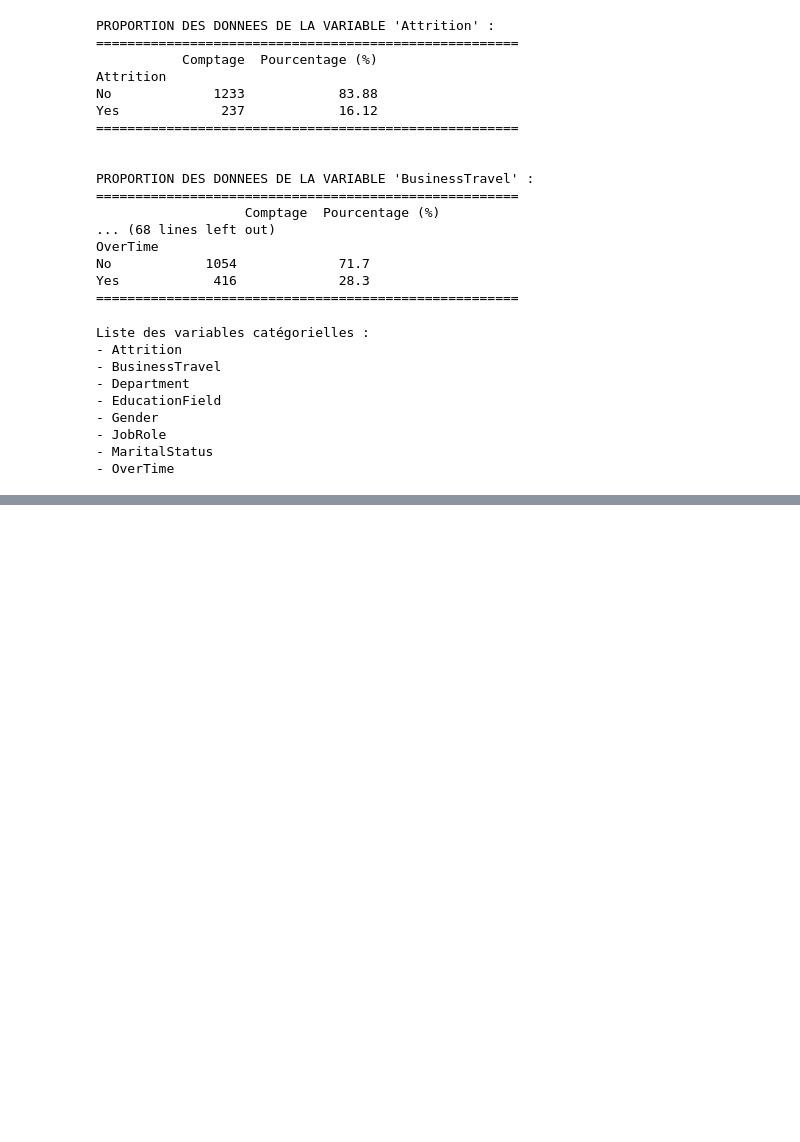
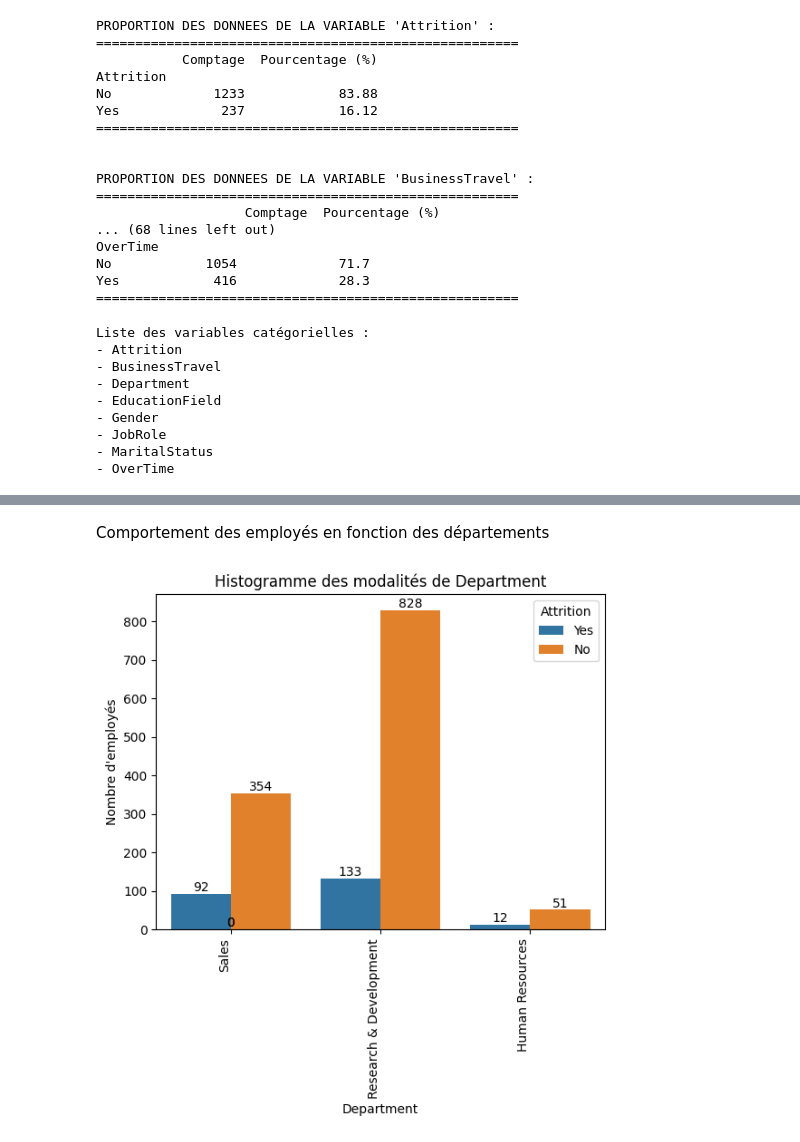
Before and after one commit to guymartial80/Attrition_employes, a Jupyter notebook: Attrition_employees.ipynb, the cells around one changed output, grey strips where cells are left out. Saved outputs shown, nothing was run; the diff lists cells and outputs as text; code cells hidden in the pictures; blank space fills up the shorter version.

```diff
--- a/Attrition_employees.ipynb
+++ b/Attrition_employees.ipynb
@@ -192,0 +195,6 @@ Nous constatons que les
+# %% [markdown]
+Comportement des employés en fonction des départements
+# %%
+plot_histogram_by_category(df, "Department")
+# %% [output]
+[figure, added]
```
Also changed, not shown: parts of 20 cells of this notebook, 1 other file.
